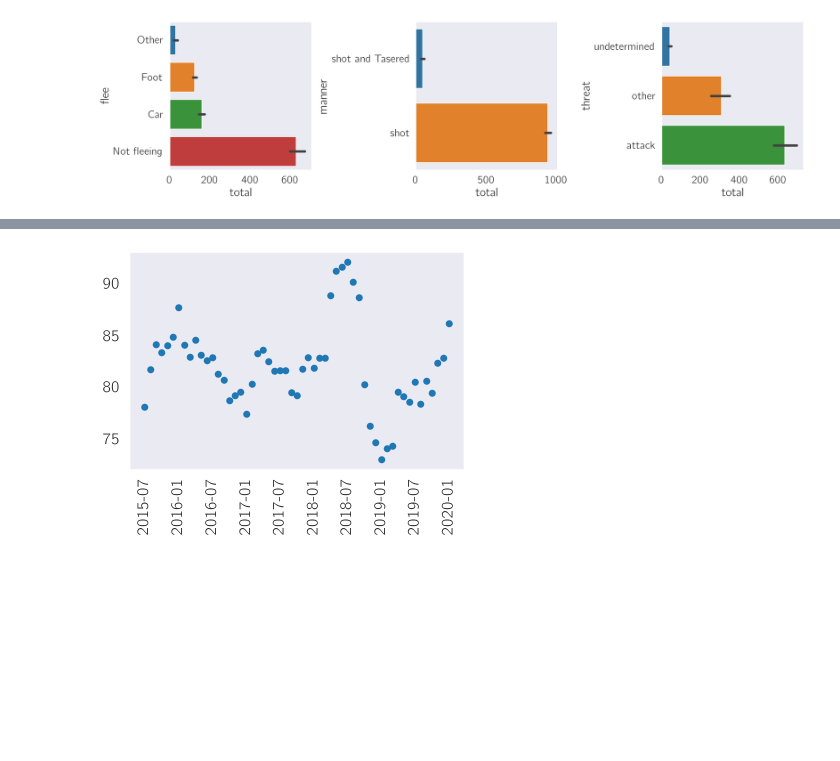
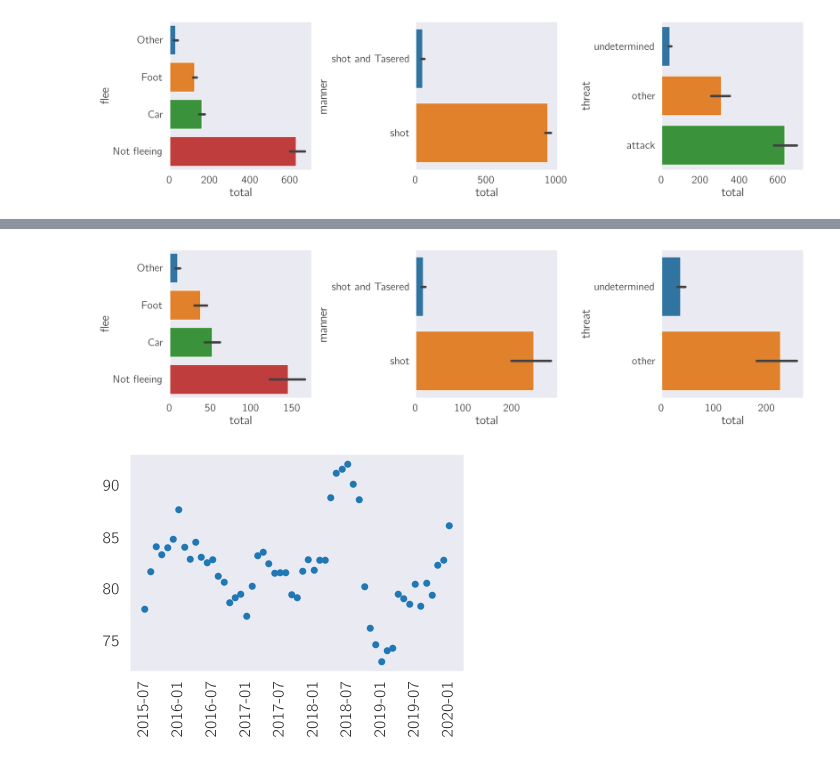
Before and after one commit to dangeles/dangeles.github.io, a Jupyter notebook: jupyter/Untitled1.ipynb, the cells around one changed output, grey strips where cells are left out. Drawn from its saved outputs; the diff is of its cells as text; code cells hidden in the pictures; blank space fills up the shorter version.

```diff
--- a/jupyter/Untitled1.ipynb
+++ b/jupyter/Untitled1.ipynb
@@ -128,3 +139,17 @@ plt.tight_layout()
+# %%
+fig, ax = plt.subplots(ncols=3, figsize=(15, 4))
+ax[0] = sns.barplot(x='total', y='flee', data=count_by_att('flee', df=healthy_non_aggressive), ax=ax[0])
+ax[1] = sns.barplot(x='total', y='manner',
+                    data=count_by_att('manner_of_death',
+                                      df=healthy_non_aggressive).rename({'manner_of_death': 'manner'}, axis=1),
+                    ax=ax[1])
+ax[2] = sns.barplot(x='total', y='threat',
+                    data=count_by_att('threat_level',
+                                      df=healthy_non_aggressive).rename({'threat_level': 'threat'}, axis=1),
+                    ax=ax[2])
+plt.tight_layout()
+# %% [output]
+[figure, added]
 # %%
 f = 'M'
 deaths_by_f = df.groupby(pd.Grouper(key='date', freq=f)).id.count().values
```
Also changed, not shown: parts of 2 cells of this notebook, 2 other files.
